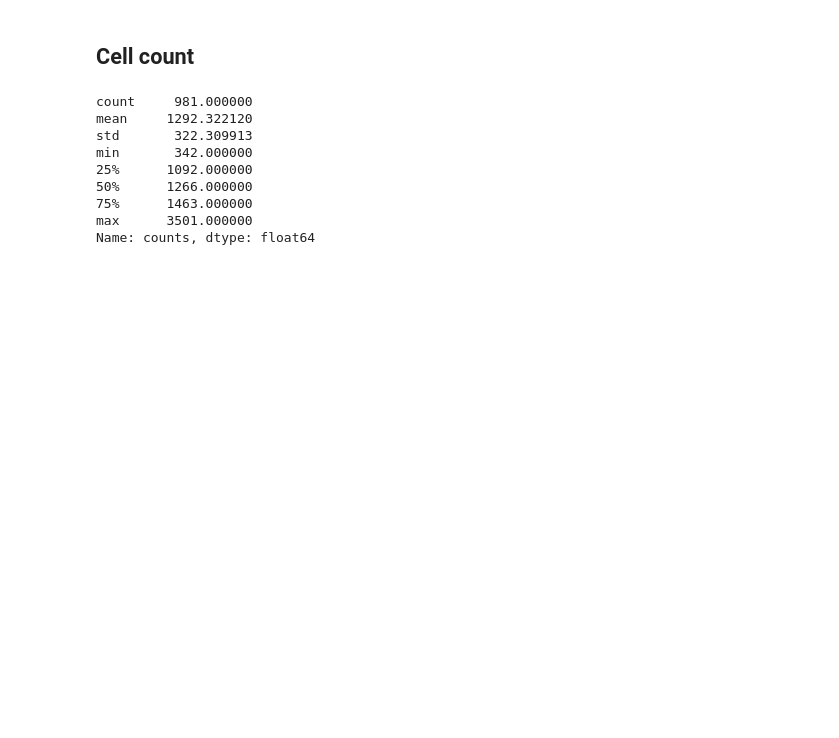
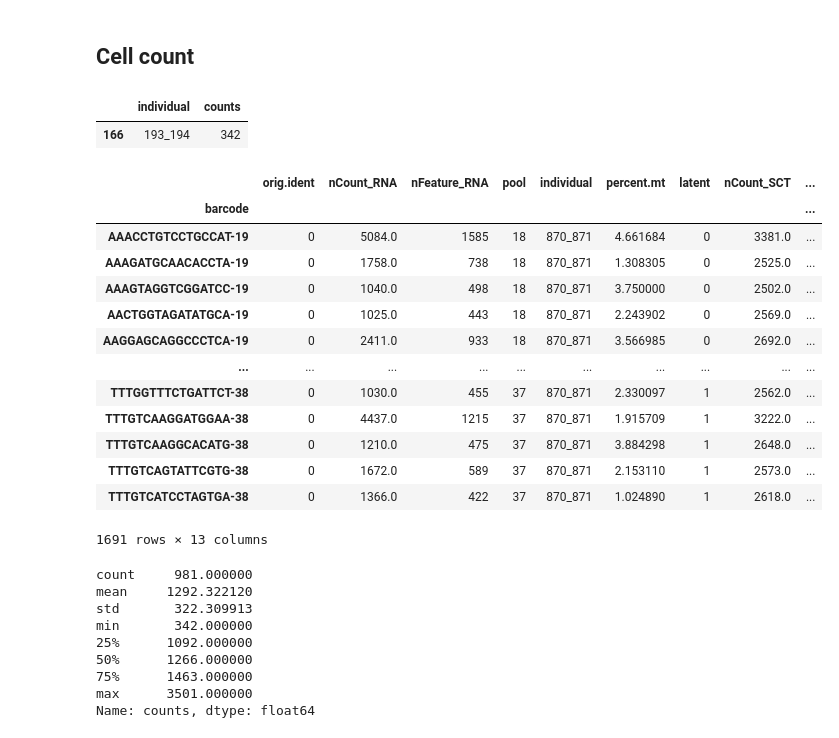
Before and after one commit to mancusolab/jaxqtl, a Jupyter notebook: example/QC.ipynb, the cells around one changed output. Drawn from its saved outputs; the diff is of its cells as text; code cells hidden in the pictures; blank space fills up the shorter version.

```diff
--- a/example/QC.ipynb
+++ b/example/QC.ipynb
@@ -84,6 +84,30 @@ normalizing counts per cell
 cell_per_ind = mat.obs.groupby(['individual']).size().reset_index(name='counts')
 cell_per_celltype_ind = mat.obs.groupby(['individual', 'cell_label']).size().reset_index(name='counts')
 cell_per_celltype = mat.obs.groupby(['cell_label']).size().reset_index(name='counts')
+# %%
+# 870_871 should be labeled as 966_967
+cell_per_ind[cell_per_ind.individual.isin(['88_88', '966_967', '870_871'])]
+cell_per_celltype_ind[cell_per_celltype_ind.individual.isin(['88_88', '966_967', '870_871'])]
+# %% [output]
+|  | individual | counts |
+| 166 | 193_194 | 342 |
+# %%
+mat.obs.loc[mat.obs.individual == '870_871',]
+# %% [output]
+|  | orig.ident | nCount_RNA | nFeature_RNA | pool | individual | percent.mt | latent | nCount_SCT | ... |
+| barcode |  |  |  |  |  |  |  |  | ... |
+| AAACCTGTCCTGCCAT-19 | 0 | 5084.0 | 1585 | 18 | 870_871 | 4.661684 | 0 | 3381.0 | ... |
+| AAAGATGCAACACCTA-19 | 0 | 1758.0 | 738 | 18 | 870_871 | 1.308305 | 0 | 2525.0 | ... |
+| AAAGTAGGTCGGATCC-19 | 0 | 1040.0 | 498 | 18 | 870_871 | 3.750000 | 0 | 2502.0 | ... |
+| AACTGGTAGATATGCA-19 | 0 | 1025.0 | 443 | 18 | 870_871 | 2.243902 | 0 | 2569.0 | ... |
+| AAGGAGCAGGCCCTCA-19 | 0 | 2411.0 | 933 | 18 | 870_871 | 3.566985 | 0 | 2692.0 | ... |
+| ... | ... | ... | ... | ... | ... | ... | ... | ... | ... |
+| TTTGGTTTCTGATTCT-38 | 0 | 1030.0 | 455 | 37 | 870_871 | 2.330097 | 1 | 2562.0 | ... |
+| TTTGTCAAGGATGGAA-38 | 0 | 4437.0 | 1215 | 37 | 870_871 | 1.915709 | 1 | 3222.0 | ... |
+| TTTGTCAAGGCACATG-38 | 0 | 1210.0 | 475 | 37 | 870_871 | 3.884298 | 1 | 2648.0 | ... |
+| TTTGTCAGTATTCGTG-38 | 0 | 1672.0 | 589 | 37 | 870_871 | 2.153110 | 1 | 2573.0 | ... |
+| TTTGTCATCCTAGTGA-38 | 0 | 1366.0 | 422 | 37 | 870_871 | 1.024890 | 1 | 2618.0 | ... |
+1691 rows × 13 columns
 # %%
 # cell count per individual
 # The cell counts are determined by the number of unique cellular barcodes detected.
```
Also changed, not shown: parts of 1 cell of this notebook, 4 other files.
